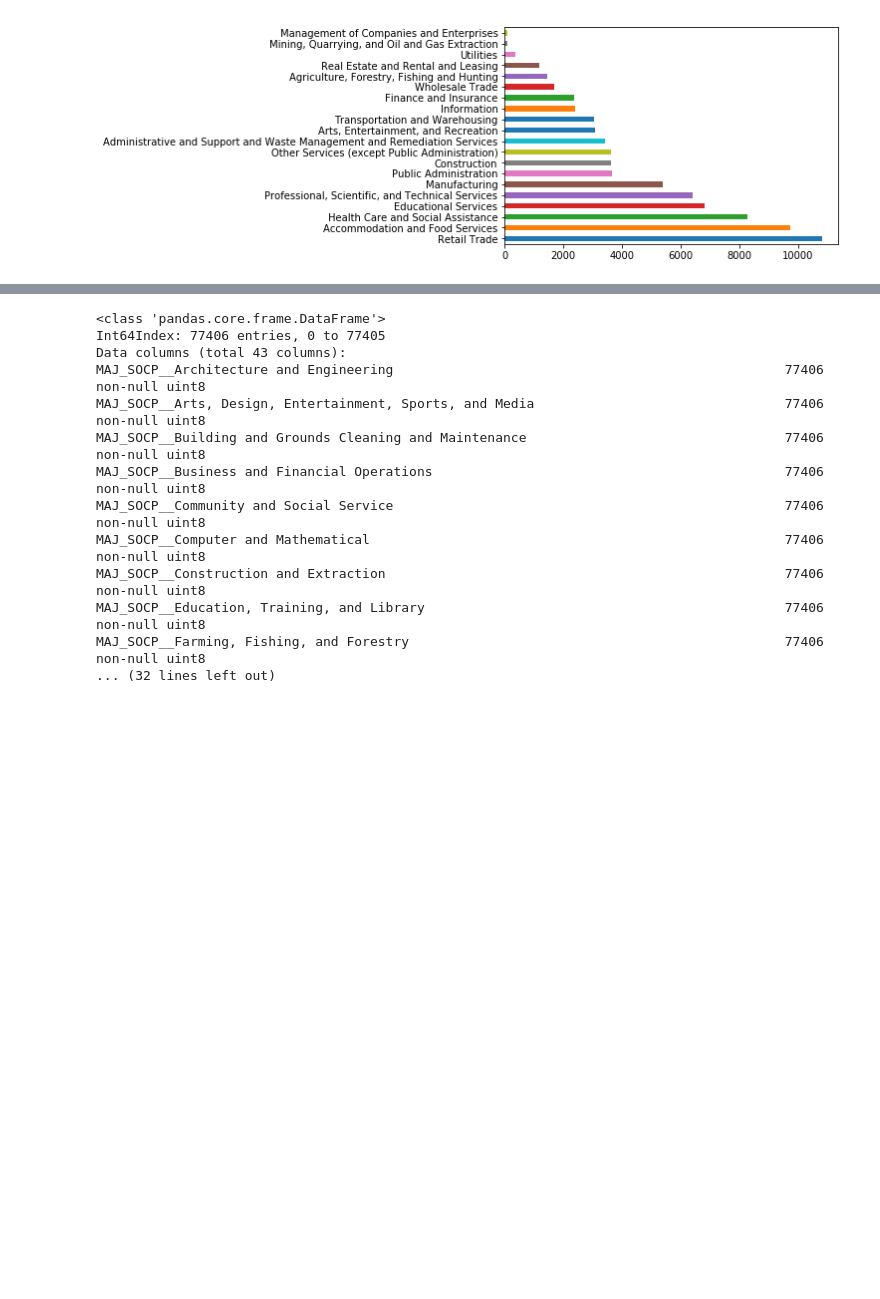
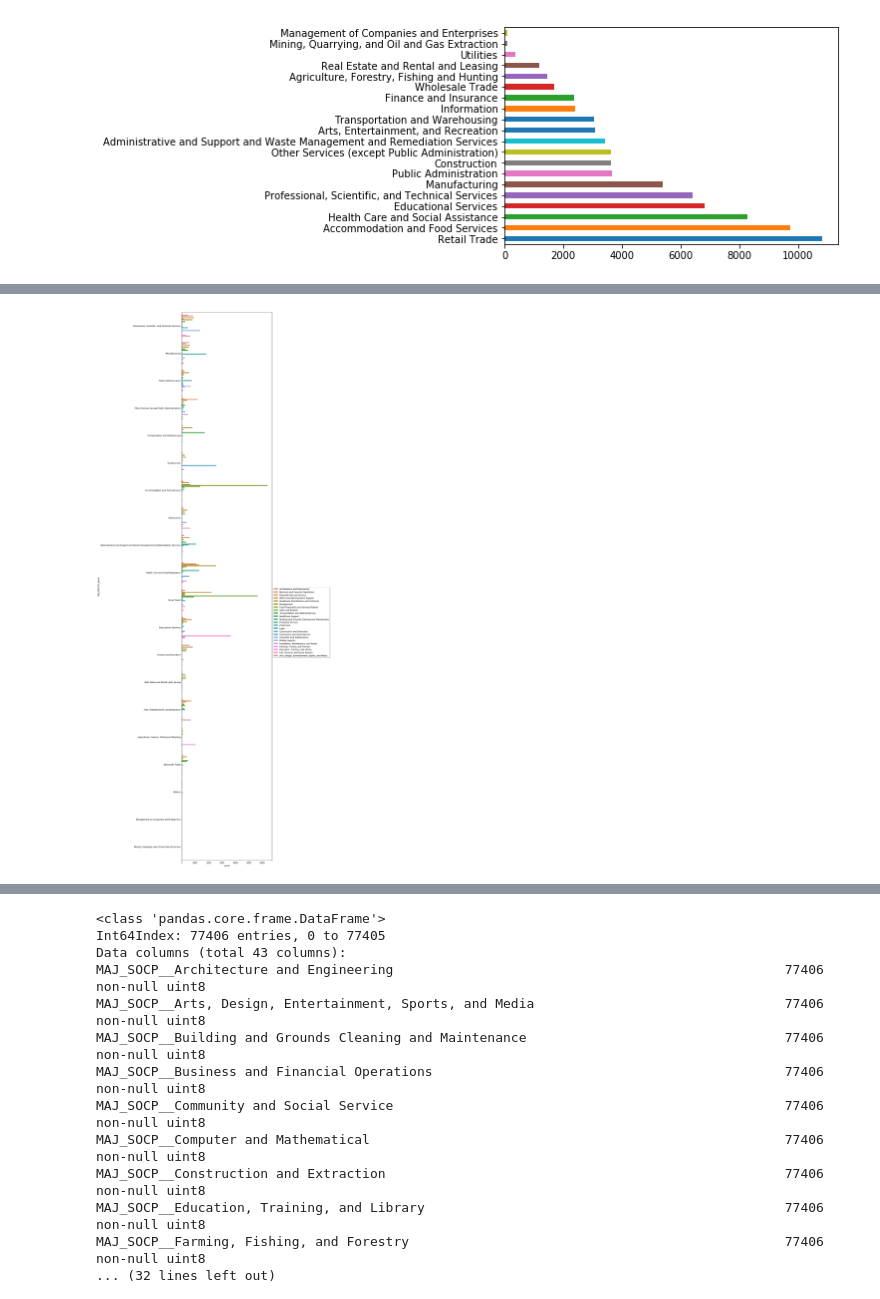
Before and after one commit to DMSaunders/Recommending-Paths-to-Occupations, a Jupyter notebook: notebooks/capstone_industry.ipynb, the cells around one changed output, grey strips where cells are left out. Cells and saved outputs as stored; diff of their text form; code cells hidden in the pictures; blank space fills up the shorter version.

```diff
--- a/notebooks/capstone_industry.ipynb
+++ b/notebooks/capstone_industry.ipynb
@@ -69,0 +99,12 @@ fig, ax = plt.subplots()
+# %%
+fig, ax = plt.subplots(figsize=(10,50))
+sns.countplot(y=NAICSP_SOCP_df.MAJ_NAICSP_labels, hue=NAICSP_SOCP_df.MAJ_SOCP_labels)
+
+# Shrink current axis by 20%
+box = ax.get_position()
+ax.set_position([box.x0, box.y0, box.width * 0.8, box.height])
+
+# Put a legend to the right of the current axis
+ax.legend(loc='upper left', bbox_to_anchor=(1, 0.5), fancybox=True, shadow=True);
+# %% [output]
+[figure, added]
```
Also changed, not shown: parts of 14 cells of this notebook.
